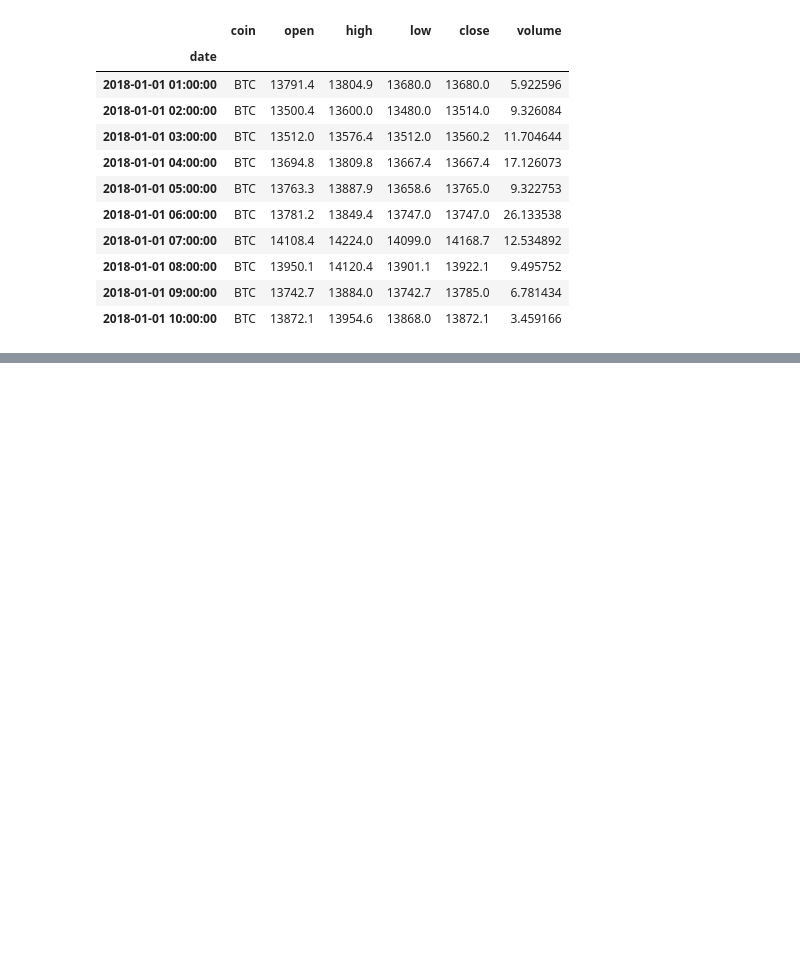
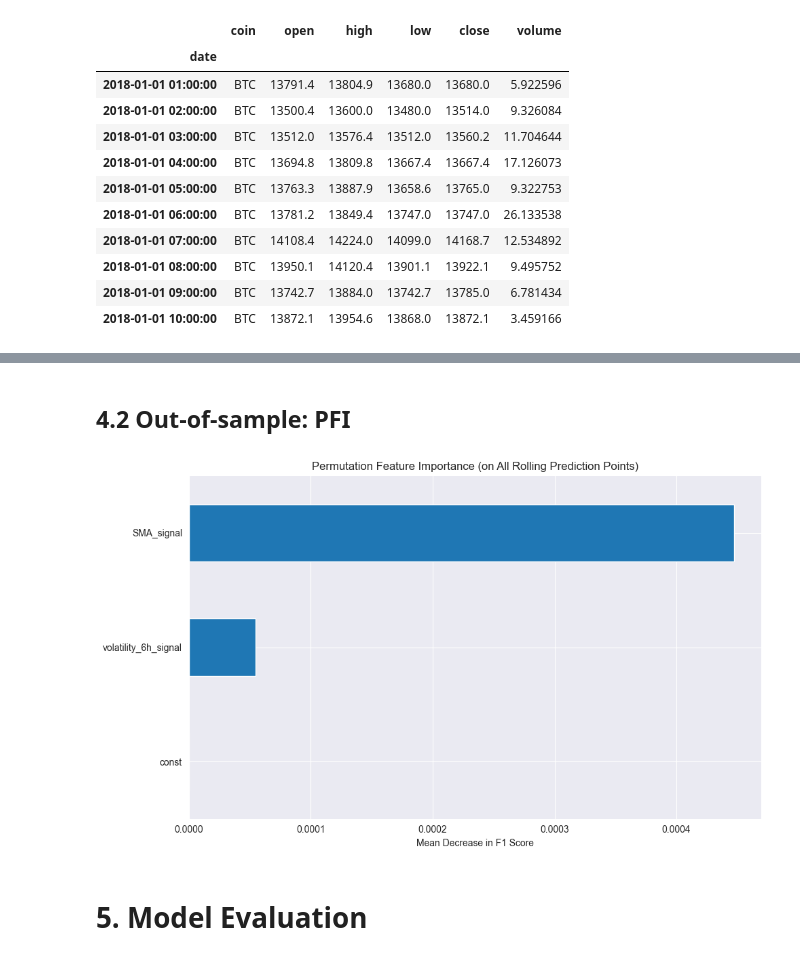
Before and after one commit to lsc0403/systematic_trading_cypto, a Jupyter notebook: part2code.ipynb, the cells around one changed output, grey strips where cells are left out. Drawn from its saved outputs; the diff is of its cells as text; code cells hidden in the pictures; blank space fills up the shorter version.

```diff
--- a/part2code.ipynb
+++ b/part2code.ipynb
@@ -183,0 +495,36 @@ x_variables
+# %% [markdown]
+## 4.2 Out-of-sample: PFI
+# %%
+# 用 forest_results 的索引作为验证时间点
+valid_dates = forest_results.index
+
+# 构建验证集（特征 & 标签）
+X_val_full = x_variables.loc[valid_dates]
+y_val_full = y_variables.loc[valid_dates]
+
+# 确保列顺序完全一致（与训练集相同）
+X_val_full = X_val_full[X_train.columns].dropna()
+y_val_full = y_val_full.loc[X_val_full.index]
+
+
+result = permutation_importance(
+    estimator=calibrated_model,
+    X=X_val_full,
+    y=y_val_full,
+    n_repeats=10,
+    scoring='f1',
+    random_state=42
+)
+
+importances = pd.Series(result.importances_mean, index=X_val_full.columns)
+
+plt.figure(figsize=(10, 6))
+importances.sort_values(ascending=True).plot(kind="barh")
+plt.title("Permutation Feature Importance (on All Rolling Prediction Points)")
+plt.xlabel("Mean Decrease in F1 Score")
+plt.tight_layout()
+plt.show()
+# %% [output]
+[figure, added]
+# %% [markdown]
+# 5. Model Evaluation
```
Also changed, not shown: parts of 39 cells of this notebook, 1 other file.
